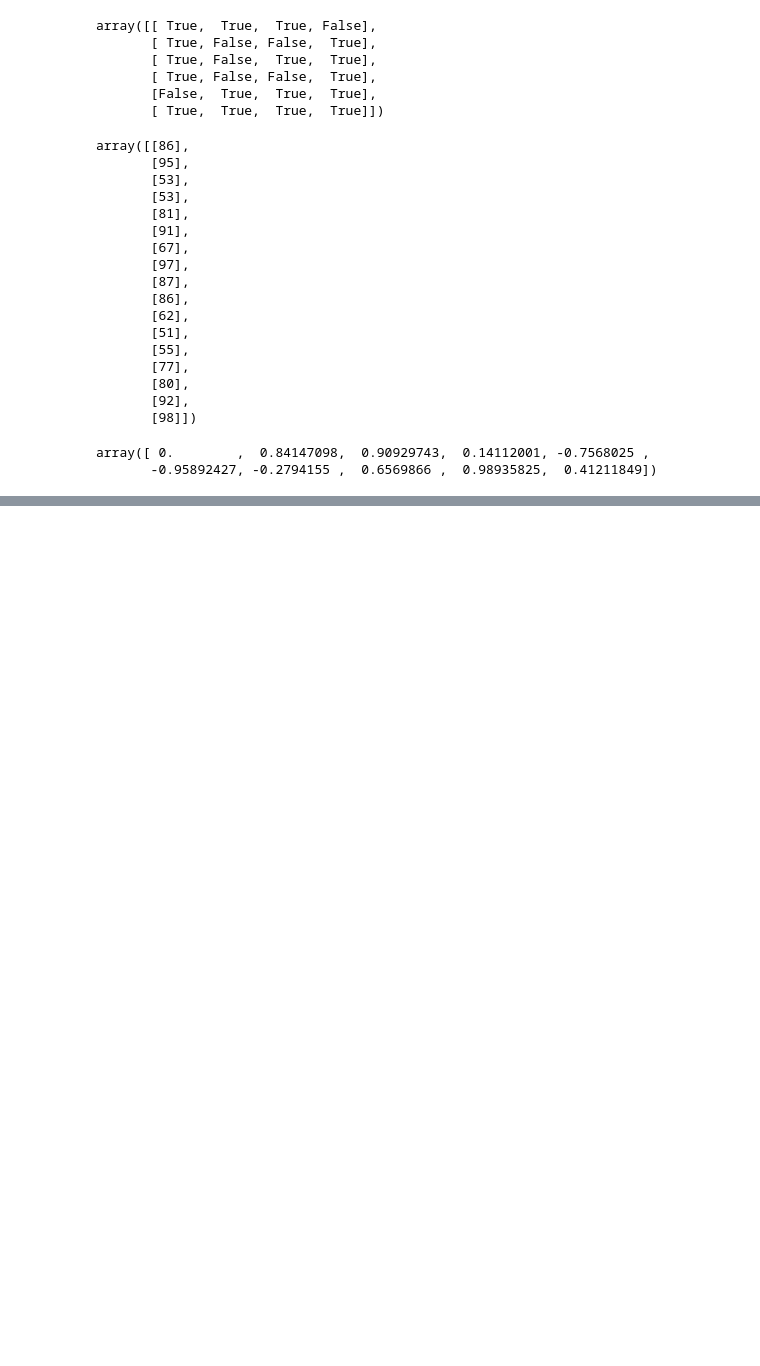
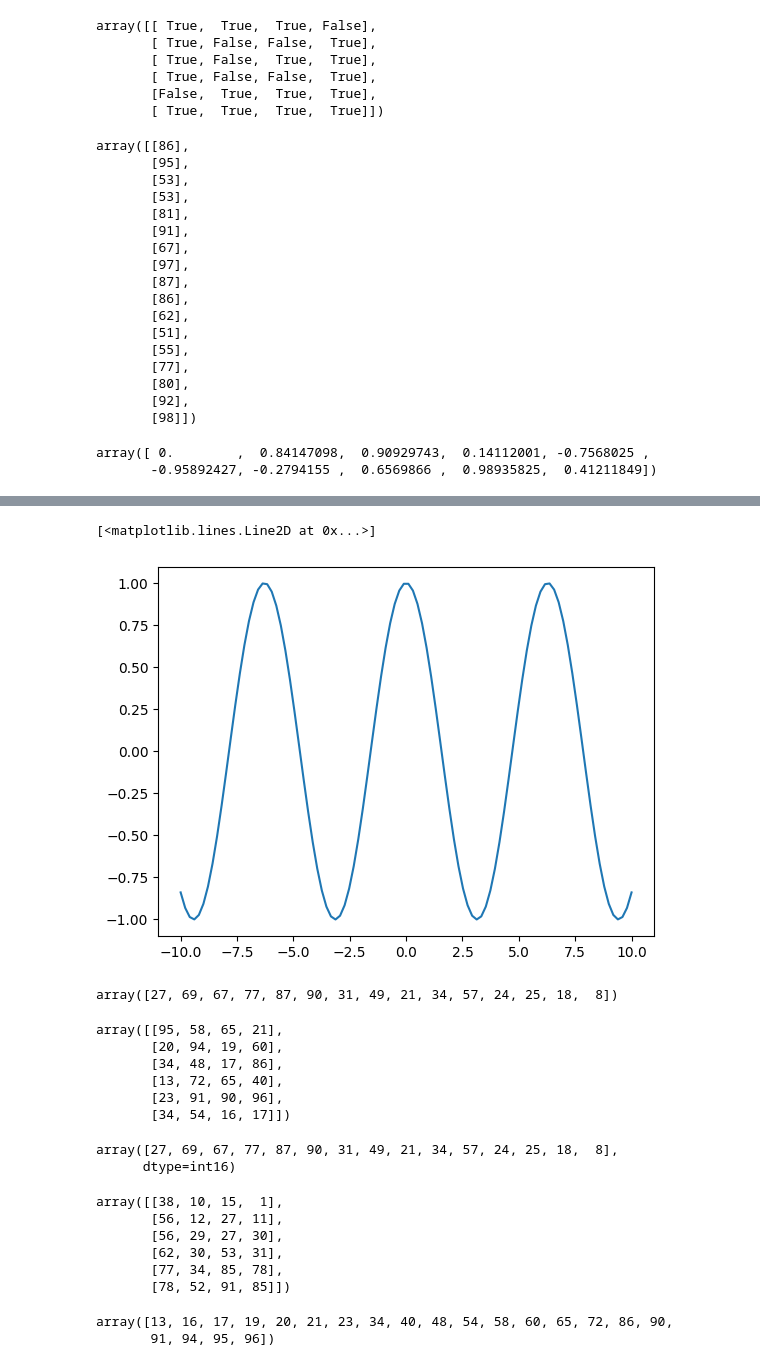
Before and after one commit to soup511/python, a Jupyter notebook: numpy_py.ipynb, the cells around one changed output, grey strips where cells are left out. Saved outputs shown, nothing was run; the diff lists cells and outputs as text; code cells hidden in the pictures; blank space fills up the shorter version.

```diff
--- a/numpy_py.ipynb
+++ b/numpy_py.ipynb
@@ -490,0 +541,41 @@ array([ 0.        ,  0.84147098,  0.90929743,  0.14112001, -0.7568025 ,
+# %%
+x=np.linspace(-10,10,100)
+y=np.cos(x)
+plt.plot(x,y)
+# %% [output]
+[<matplotlib.lines.Line2D at 0x...>]
+[figure, added]
+# %%
+a=np.random.randint(1,100,15)
+a
+# %% [output]
+array([27, 69, 67, 77, 87, 90, 31, 49, 21, 34, 57, 24, 25, 18,  8])
+# %%
+b=np.random.randint(1,100,24).reshape(6,4)
+b
+# %% [output]
+array([[95, 58, 65, 21],
+       [20, 94, 19, 60],
+       [34, 48, 17, 86],
+       [13, 72, 65, 40],
+       [23, 91, 90, 96],
+       [34, 54, 16, 17]])
+# %%
+np.short(a)
+# %% [output]
+array([27, 69, 67, 77, 87, 90, 31, 49, 21, 34, 57, 24, 25, 18,  8],
+      dtype=int16)
+# %%
+np.sort(b,axis=0)
+# %% [output]
+array([[38, 10, 15,  1],
+       [56, 12, 27, 11],
+       [56, 29, 27, 30],
+       [62, 30, 53, 31],
+       [77, 34, 85, 78],
+       [78, 52, 91, 85]])
+# %%
+np.unique(b)
+# %% [output]
+array([13, 16, 17, 19, 20, 21, 23, 34, 40, 48, 54, 58, 60, 65, 72, 86, 90,
+       91, 94, 95, 96])
```
Also changed, not shown: parts of 35 cells of this notebook.
